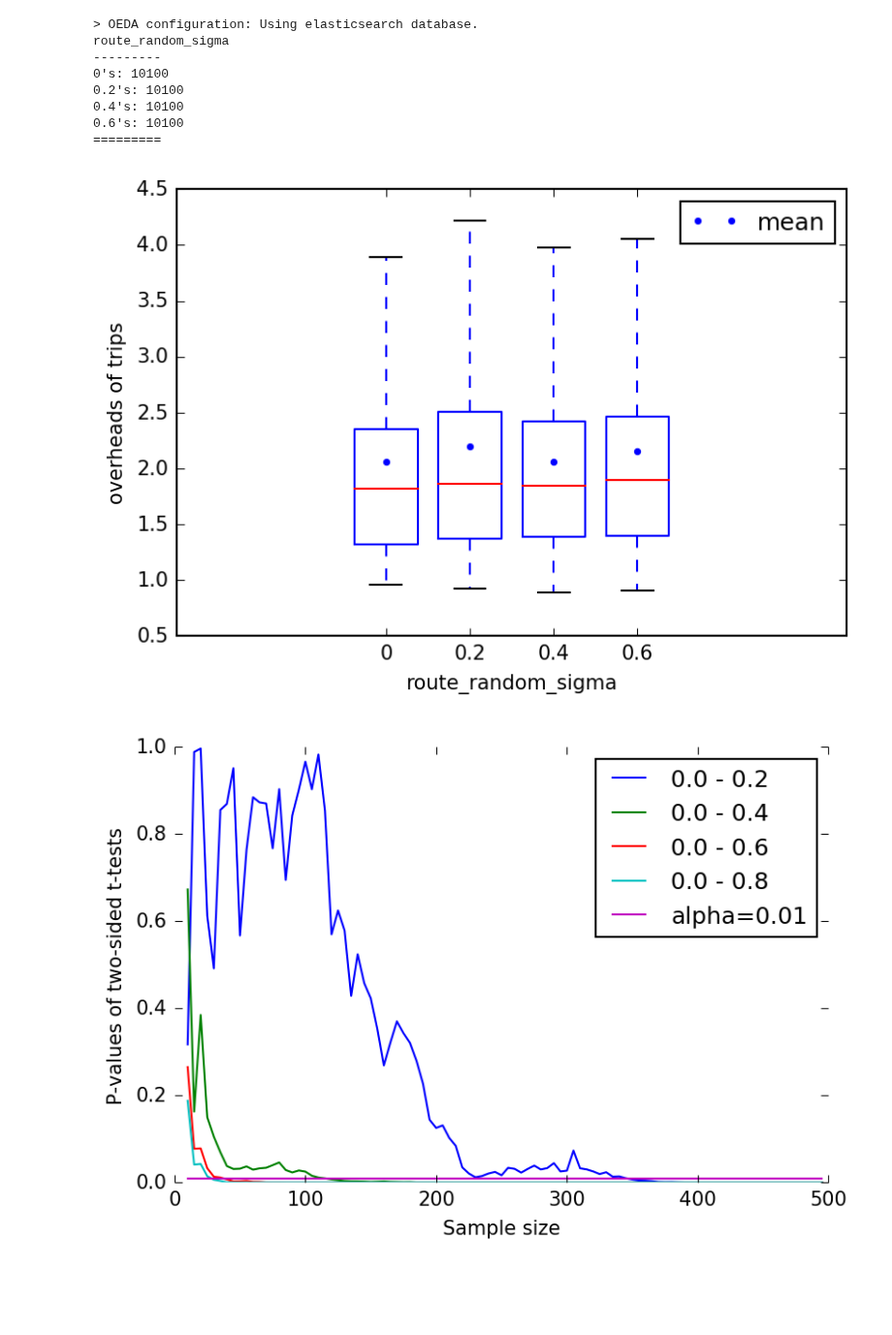
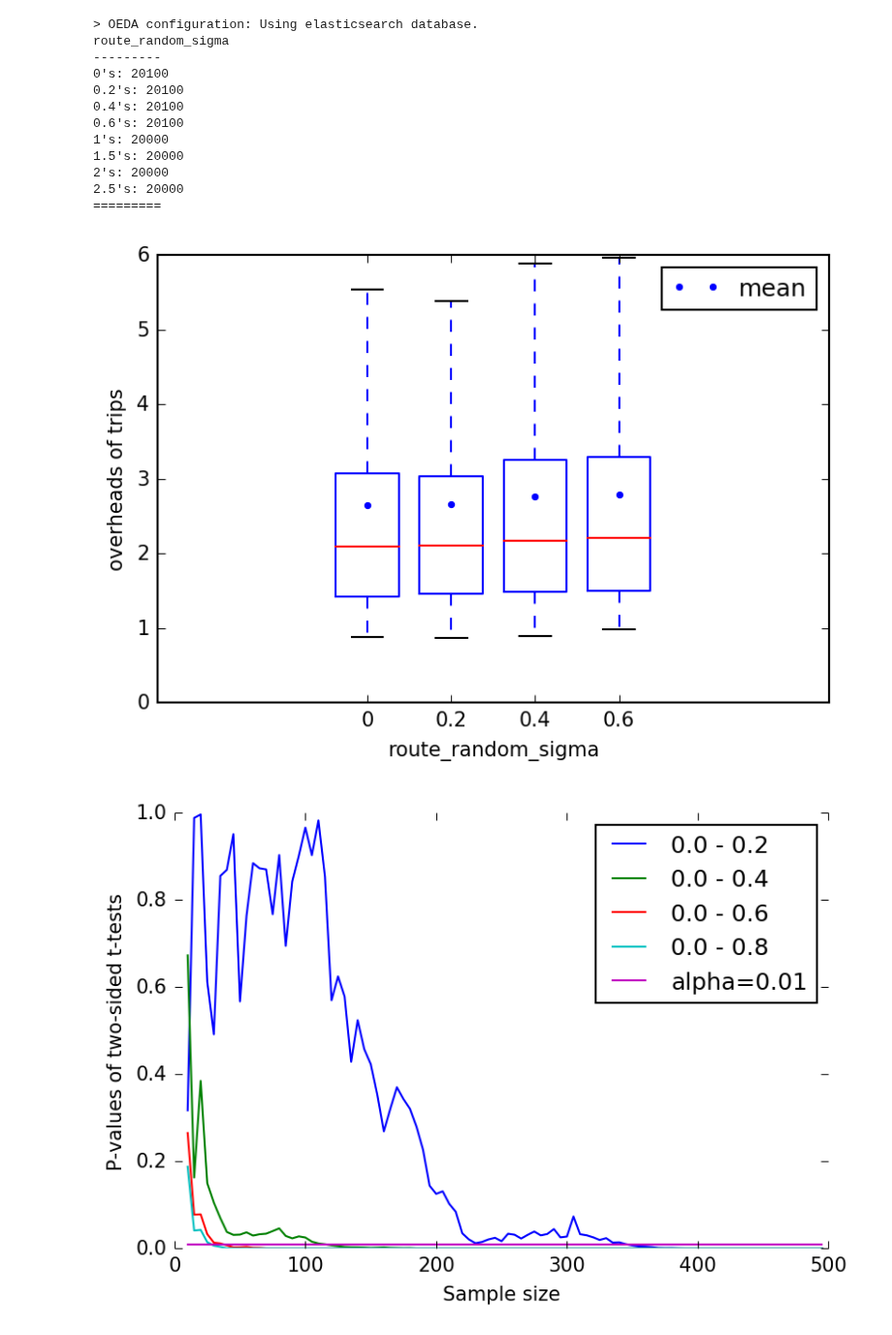
Before and after one commit to Starofall/RTX, a Jupyter notebook: analysis.ipynb, the cells around one changed output. Shown at 97% size. Drawn from its saved outputs; the diff is of its cells as text; code cells hidden in the pictures; blank space fills up the shorter version.

```diff
--- a/analysis.ipynb
+++ b/analysis.ipynb
@@ -4,13 +4,15 @@ from rtxlib.rtx_run import setup_database, db
 from analysis_lib.one_sample_tests import KolmogorovSmirnov
 from analysis_lib.two_sample_tests import Ttest
 
-# index = "rtx10" # smart cars: 150, no pendulum
-# index = "rtx11" # dual of 10
-# index = "rtx20" # smart cars: 150, pendulum
-# index = "rtx30" # smart cars: 400, pendulum
-# index = "rtx31" # dual of 30
-# index = "rtx40" # smart cars: 750, pendulum
-index = "rtx50" # smart cars: 750, no pendulum
+# index = "rtx10" # cars: 750, smart cars: 150, no pendulum
+# index = "rtx11" # cars: 750, dual of 10
+# index = "rtx20" # cars: 750, smart cars: 150, pendulum
+# index = "rtx30" # cars: 750, smart cars: 400, pendulum
+# index = "rtx31" # cars: 750, dual of 30
+# index = "rtx40" # cars: 750, smart cars: 750, pendulum
+# index = "rtx50"   # cars: 750, smart cars: 750, no pendulum
+# index = "rtx1000"   # cars: 1000, smart cars: 1000, no pendulum
+index = "rtx1001" # dual of 1000
 
 key_index = 0
 
@@ -25,7 +27,8 @@ knob_names = [
 ]
 
 knob_values = [
-    [0, 0.2, 0.4, 0.6],             # route_random_sigma
+    [0, 0.2, 0.4, 0.6, 1, 1.5, 2, 2.5],             # route_random_sigma
+#     [0, 0.2, 0.4, 0.6],             # route_random_sigma
     [0, 0.2, 0.4, 0.6],             # exploration_percentage
     [1, 1.5, 2, 2.5],               # max_speed_and_length_factor
     [1, 1.5, 2, 2.5],               # average_edge_duration_factor
@@ -54,41 +57,46 @@ print "========="
 > OEDA configuration: Using elasticsearch database.
 route_random_sigma
 ---------
-0's: 10100
-0.2's: 10100
-0.4's: 10100
-0.6's: 10100
+0's: 20100
+0.2's: 20100
+0.4's: 20100
+0.6's: 20100
+1's: 20000
+1.5's: 20000
+2's: 20000
+2.5's: 20000
 =========
 # %%
 import matplotlib.pyplot as plt
 from numpy import var, std, mean, median
 import matplotlib as mpl
 mpl.rc("savefig", dpi=150)
 
 y_key = 'overhead'
 sample_size = 10000
 
 knob_name = knob_names[key_index]
 keys = knob_values[key_index]
+keys = [0, 0.2, 0.4, 0.6]
 
 means = []
 all_data = []
 
 for i in keys:
     analysis_data = [r[y_key] for r in data[i]][:sample_size]
     all_data.append(analysis_data)
     means.append(mean(analysis_data))
 
 fig,ax = plt.subplots()
 ax.plot(keys,means, ".", label='mean')
 ax.boxplot(all_data, 0, '', positions=keys)
 plt.xticks(keys, [str(k) for k in keys])
 plt.legend(loc='best')
 plt.ylabel('overheads of trips')
 plt.xlabel(knob_name)
 plt.show()
 # %% [output]
-[figure, old version]
+[figure, new version]
 # %%
 mpl.rc("savefig", dpi=150)
 
```
Also changed, not shown: 1 other file.
